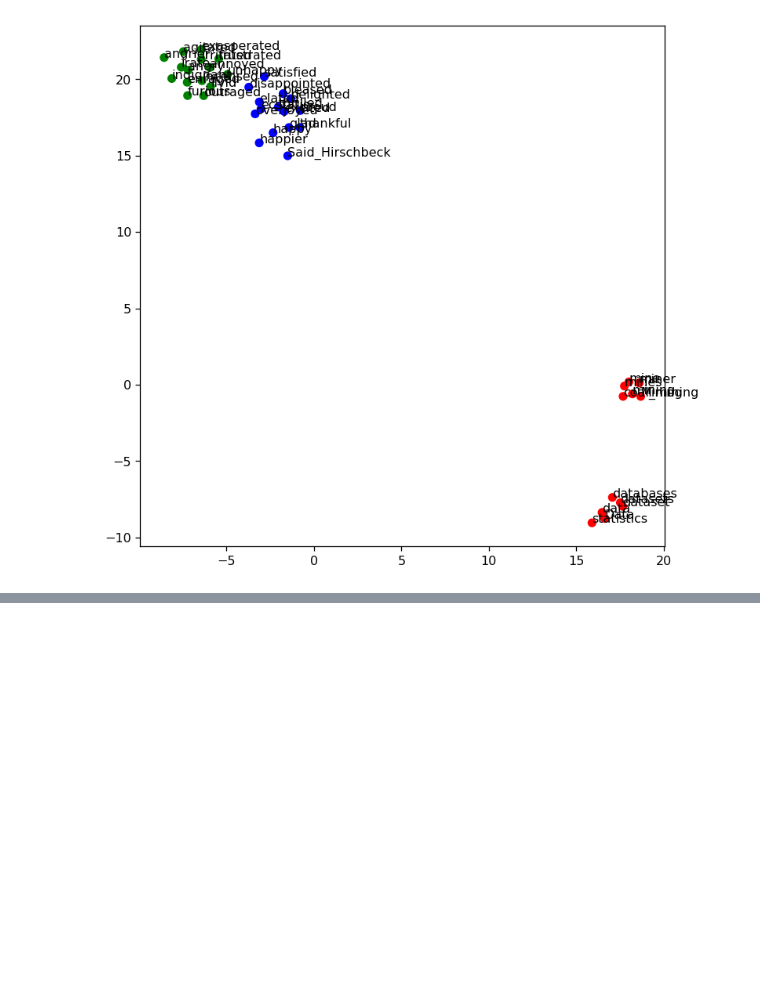
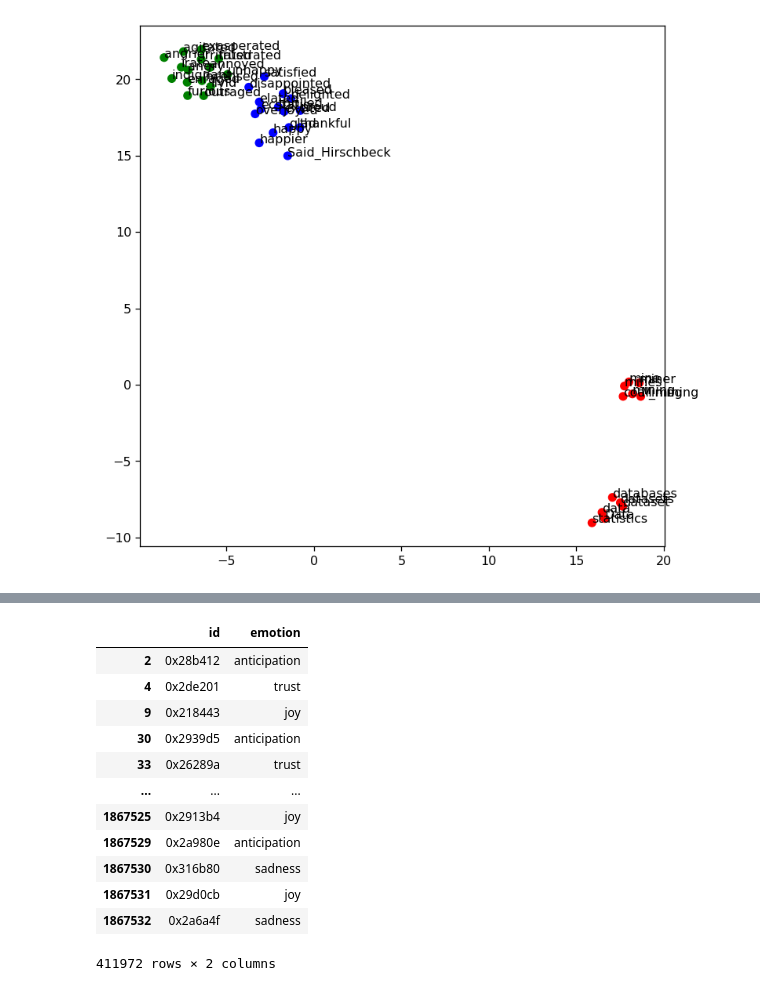
Before and after one commit to Haoze0102/DM2023-Lab2-Master, a Jupyter notebook: Homework/DM2023-Lab2-Homework.ipynb, the cells around one changed output, grey strips where cells are left out. Saved outputs shown, nothing was run; the diff lists cells and outputs as text; code cells hidden in the pictures; blank space fills up the shorter version.

```diff
--- a/Homework/DM2023-Lab2-Homework.ipynb
+++ b/Homework/DM2023-Lab2-Homework.ipynb
@@ -362,0 +872,55 @@ plt.show()
+# %%
+import torch
+from torch.utils.data import DataLoader, TensorDataset
+import pandas as pd
+# from your_model_module import DeepenedNN
+
+# 載入模型
+model_state_dict = torch.load('/home/Arthur/Kaggle/best_model_2.pth')
+
+# 實例化一個新的模型
+model = DeepenedNN(input_size, hidden_sizes, output_size)
+model.load_state_dict(model_state_dict)
+
+# Assuming you have a GPU available
+device = torch.device("cuda" if torch.cuda.is_available() else "cpu")
+model.to(device)
+
+# 前處理 Test Data
+# 將 'embedding' 欄位轉換為模型輸入所需的格式
+test_embeddings = torch.tensor(test_df['embedding'].tolist(), dtype=torch.float32).to(device)
+
+# 使用模型進行預測
+model.eval()
+with torch.no_grad():
+    predictions = model(test_embeddings)
+
+predicted_labels = torch.argmax(predictions, dim=1).cpu().numpy()
+
+# Inverse transform the predicted labels
+predicted_emotions = label_encoder.inverse_transform(predicted_labels)
+
+# 將預測結果整合到 test_df 中
+test_df['emotion'] = predicted_emotions
+
+test_df.drop(columns=['text', 'identification', 'embedding'], inplace=True)
+test_df.rename(columns={"tweet_id": "id"}, inplace=True)
+
+# 保存包含預測結果的 DataFrame
+test_df.to_csv('/home/Arthur/Kaggle/predictions/test_predictions_11.csv', index=False, encoding='utf-8')
+# %%
+test_df
+# %% [output]
+|  | id | emotion |
+| 2 | 0x28b412 | anticipation |
+| 4 | 0x2de201 | trust |
+| 9 | 0x218443 | joy |
+| 30 | 0x2939d5 | anticipation |
+| 33 | 0x26289a | trust |
+| ... | ... | ... |
+| 1867525 | 0x2913b4 | joy |
+| 1867529 | 0x2a980e | anticipation |
+| 1867530 | 0x316b80 | sadness |
+| 1867531 | 0x29d0cb | joy |
+| 1867532 | 0x2a6a4f | sadness |
+411972 rows × 2 columns
```
Also changed, not shown: parts of 34 cells of this notebook.
